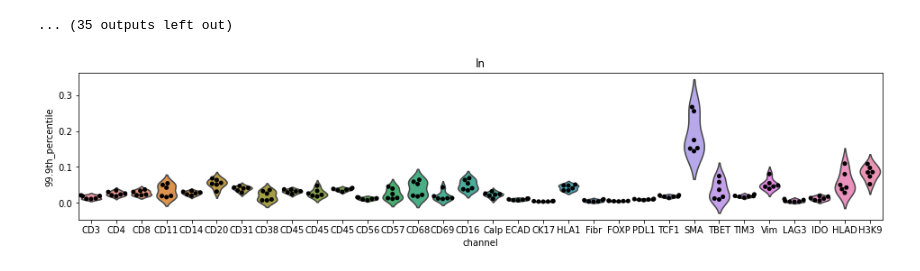
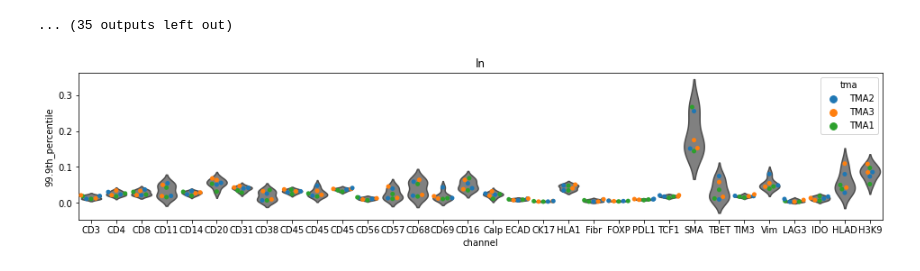
Before and after one commit to angelolab/toffy, a Jupyter notebook: toffy/qc_metrics_violin_plots.ipynb, the cells around one changed output. Drawn from its saved outputs; the diff is of its cells as text; code cells hidden in the pictures.

Commit message:
swarm colored hue by TMA

```diff
--- a/toffy/qc_metrics_violin_plots.ipynb
+++ b/toffy/qc_metrics_violin_plots.ipynb
@@ -138,7 +142,7 @@ def qc_metrics_plots(data_dir,
 
         # For each tissue type, get all the samples
         samples = [x for x in normal_samples if normal_tissues[i] in x]
-        plotting_df = pd.DataFrame(columns=["sample",'channel',"99.9th_percentile"])
+        plotting_df = pd.DataFrame(columns=["sample",'channel',"tma","99.9th_percentile"])
 
 
         for j in range(len(channels)):
@@ -147,38 +151,41 @@ def qc_metrics_plots(data_dir,
 
             for k in range(len(samples)):
                 # go through all samples per gene. list should be of length==samples
+                tma = [x for x in samples[k].split("_") if "TMA" in x][0]
                 qc_metrics_per_channel += [[normal_tissues[i],
                                            channels[j],
+                                           tma,
                                            qc_comp.compute_99_9_intensity(data.loc[samples[k], 0:1023, 0:1023, channels[j]])]]
 
 
             plotting_df = plotting_df.append( pd.DataFrame(qc_metrics_per_channel,columns=plotting_df.columns) )
-
-        # plt.show()
         plt.figure(figsize=(16,3))
-        ax = sns.violinplot(x="channel",y="99.9th_percentile",data=plotting_df,inner=None,scale="width")
-        ax = sns.swarmplot(x="channel",y="99.9th_percentile",data=plotting_df,color="black",edgecolor="gray")
+        ax = sns.violinplot(x="channel",y="99.9th_percentile",data=plotting_df,
+                            inner=None,scale="width",color="gray")
+        ax = sns.swarmplot(x="channel",y="99.9th_percentile",
+                           data=plotting_df,
+                           edgecolor="black",hue="tma",palette="tab10")
         ax.set_title(normal_tissues[i])
         ax.set_xticklabels([x[0:4] for x in channels])
 
 
         # Probaly dont need plt.show() if its a jupe notebook
         if fig_dir:
             plt.savefig(fig_dir+normal_tissues[i]+"_qc.png",dpi=300)
         plt.show()
         plt.close()
 
 
     return
 
 
 qc_metrics_plots(data_dir="/Users/heskett/control_sample_Examples",
-	             normal_tissues=["ln"],
+                 normal_tissues=["ln"],
                  channels=["CD3","CD4","CD8","CD11c","CD14",
                            "CD20","CD31","CD38","CD45","CD45RB","CD45RO",
                            "CD56","CD57","CD68","CD69","CD163","Calprotectin","ECAD",
                             "CK17","HLA1","Fibronectin","FOXP3","PDL1","TCF1","SMA","TBET",
                             "TIM3","Vim","LAG3","IDO","HLADR","H3K9ac"],
                 fig_dir="/Users/heskett/toffy/")
 # %% [output]
-[figure, old version]
+[figure, new version]
```
Also changed, not shown: parts of 1 cell of this notebook.
